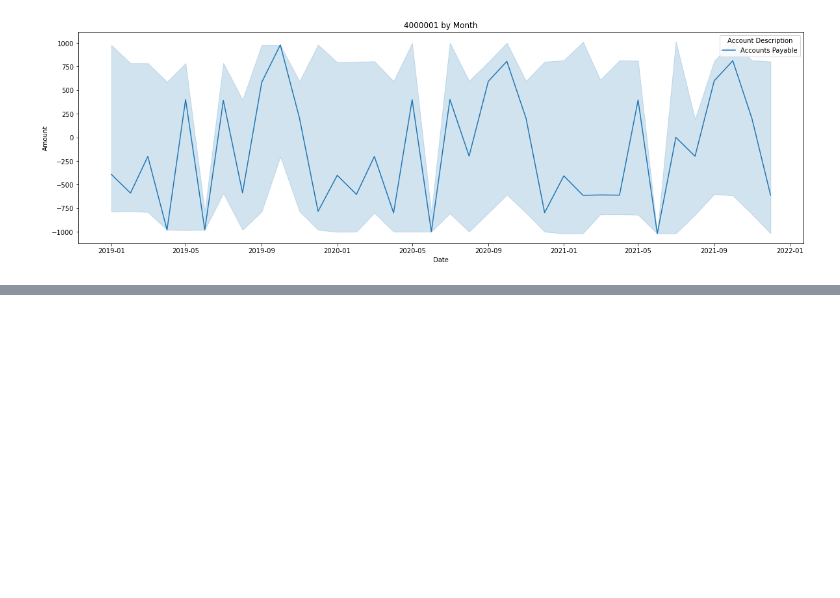
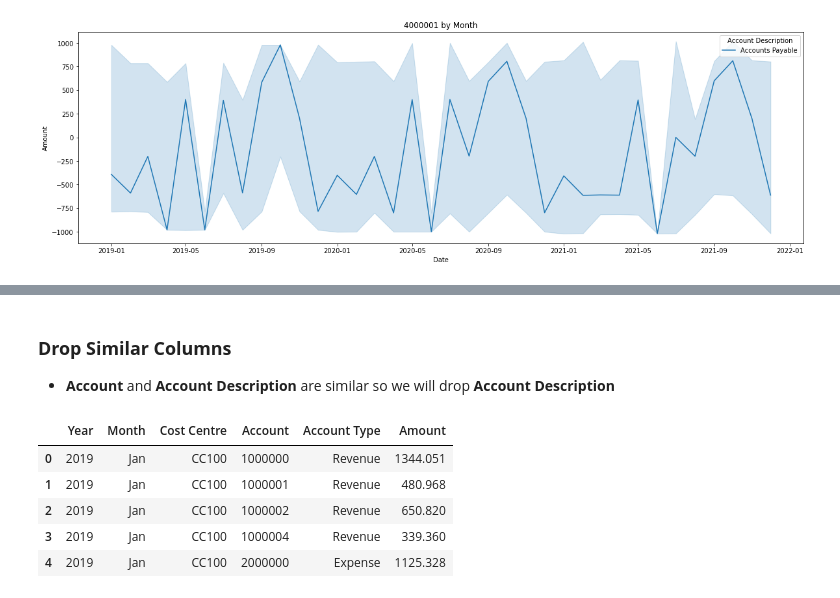
Before and after one commit to Ali3911/End-To-End-ML-Regression-Project, a Jupyter notebook: 01-EDA.ipynb, the cells around one changed output, grey strips where cells are left out. Cells and saved outputs as stored; diff of their text form; code cells hidden in the pictures; blank space fills up the shorter version.

```diff
--- a/01-EDA.ipynb
+++ b/01-EDA.ipynb
@@ -503,0 +578,3 @@ for account in df['Account'].unique():
+# %% [markdown]
+### **Drop Similar Columns**
+- **Account** and **Account Description** are similar so we will drop **Account Description**
@@ -503,0 +583,9 @@ for account in df['Account'].unique():
+# %%
+df.head()
+# %% [output]
+|  | Year | Month | Cost Centre | Account | Account Type | Amount |
+| 0 | 2019 | Jan | CC100 | 1000000 | Revenue | 1344.051 |
+| 1 | 2019 | Jan | CC100 | 1000001 | Revenue | 480.968 |
+| 2 | 2019 | Jan | CC100 | 1000002 | Revenue | 650.820 |
+| 3 | 2019 | Jan | CC100 | 1000004 | Revenue | 339.360 |
+| 4 | 2019 | Jan | CC100 | 2000000 | Expense | 1125.328 |
```
Also changed, not shown: parts of 20 cells of this notebook.
